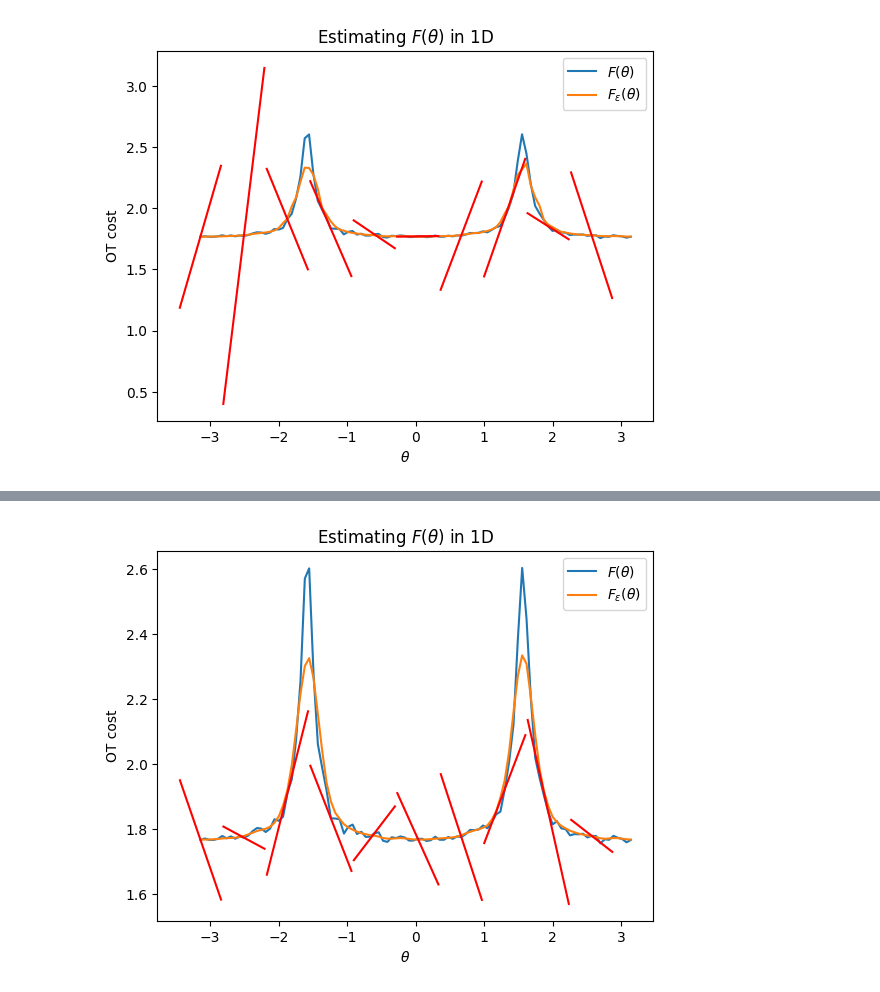
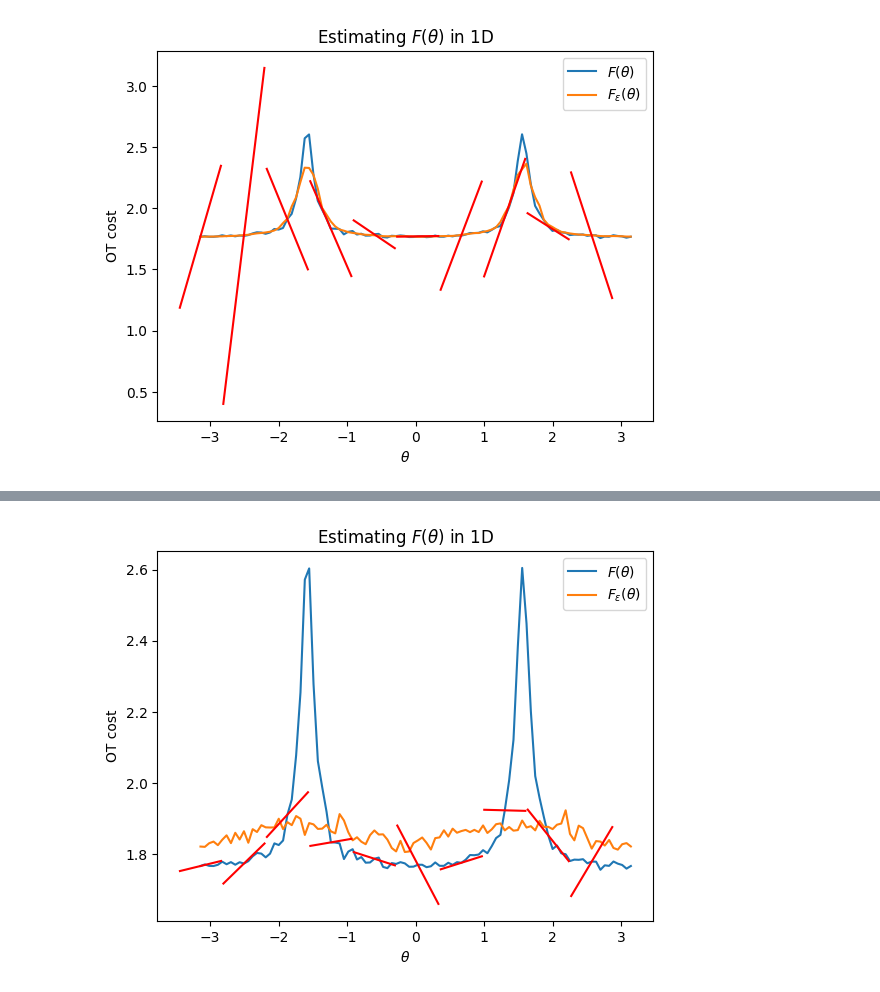
Before and after one commit to rtavenar/dgswp, a Jupyter notebook: test_swgg_optim_1d.ipynb, the cells around one changed output, grey strips where cells are left out. Cells and saved outputs as stored; diff of their text form; code cells hidden in the pictures.

```diff
--- a/test_swgg_optim_1d.ipynb
+++ b/test_swgg_optim_1d.ipynb
@@ -54,0 +80,25 @@ y[:, 1] /= 10
+# %%
+from partial import partial_ot_1d
+import matplotlib.pyplot as plt
+
+n_angles = 100
+n_samples = 100
+epsilon = .1
+
+list_theta = np.linspace(-np.pi, np.pi, n_angles)
+list_omega = epsilon * np.random.randn(n_angles, n_samples)
+list_omega += list_theta[:, None]
+
+costs_epsilon = np.zeros((n_angles, n_samples))
+for i, theta_i in enumerate(list_theta):
+    for j, omega_j in enumerate(list_omega[i]):
+        w = np.stack([np.cos(omega_j), np.sin(omega_j)])
+        x_1d = x @ w.T
+        y_1d = y @ w.T
+
+        _, _, cumulative_costs = partial_ot_1d(x_1d, y_1d, max_iter=n//2, p=2)
+        costs_epsilon[i, j] = np.sum(cumulative_costs)
+
+plt.plot(list_theta, costs, label="$g(\\theta)$")
+plt.plot(list_theta, costs_epsilon.mean(axis=1), label="$g_\\varepsilon(\\theta)$")
+plt.legend();
@@ -147,9 +211,9 @@ plot_F_theta_1d(n_angles, F, F_epsilon, grad_F_epsilon, sliced)
 # %%
-F, F_epsilon, grad_F_epsilon, sliced = compute_stuff(x, y, n_angles=n_angles, n_samples=1000, sigma=.1,
+F, F_epsilon, grad_F_epsilon, sliced = compute_stuff(x, y, n_angles=n_angles, n_samples=100, sigma=1.,
                                                      plot_grads=True, n_steps_gradient=None)
 plot_F_theta_1d(n_angles, F, F_epsilon, grad_F_epsilon, sliced)
 # %% [output]
-[figure, old version]
+[figure, new version]
 # %%
 
 F, F_epsilon, grad_F_epsilon, sliced = compute_stuff(x, y, n_angles=n_angles, n_samples=100, sigma=.1,
```
Also changed, not shown: parts of 7 cells of this notebook, 3 other files.
